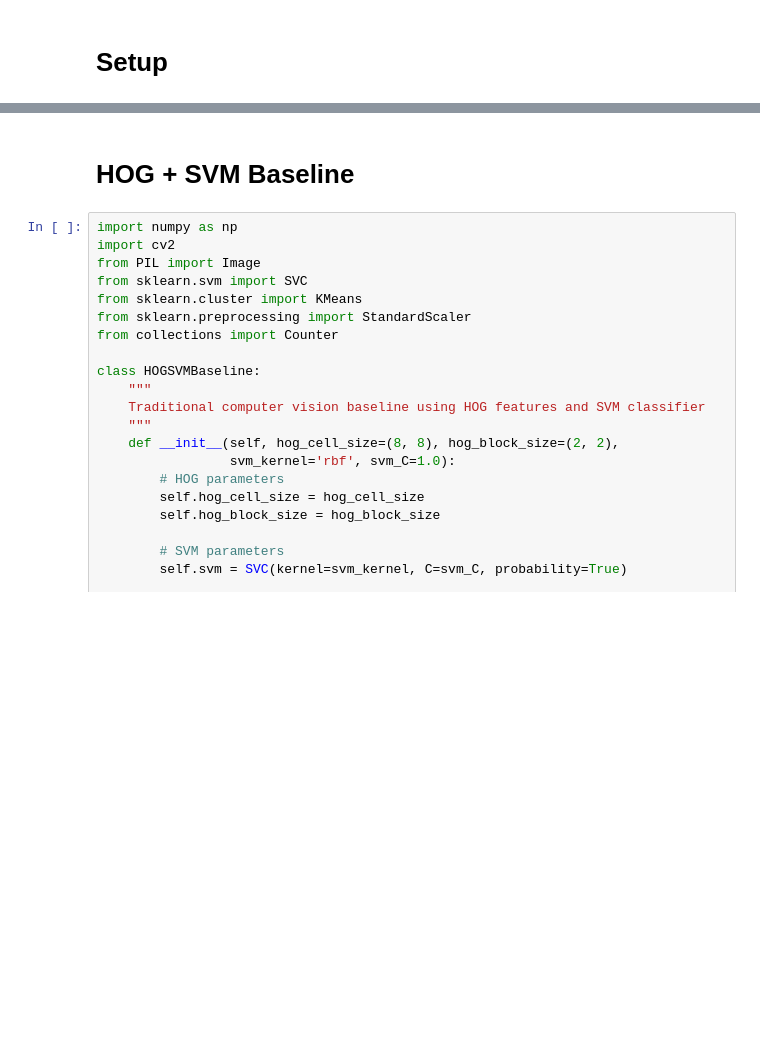
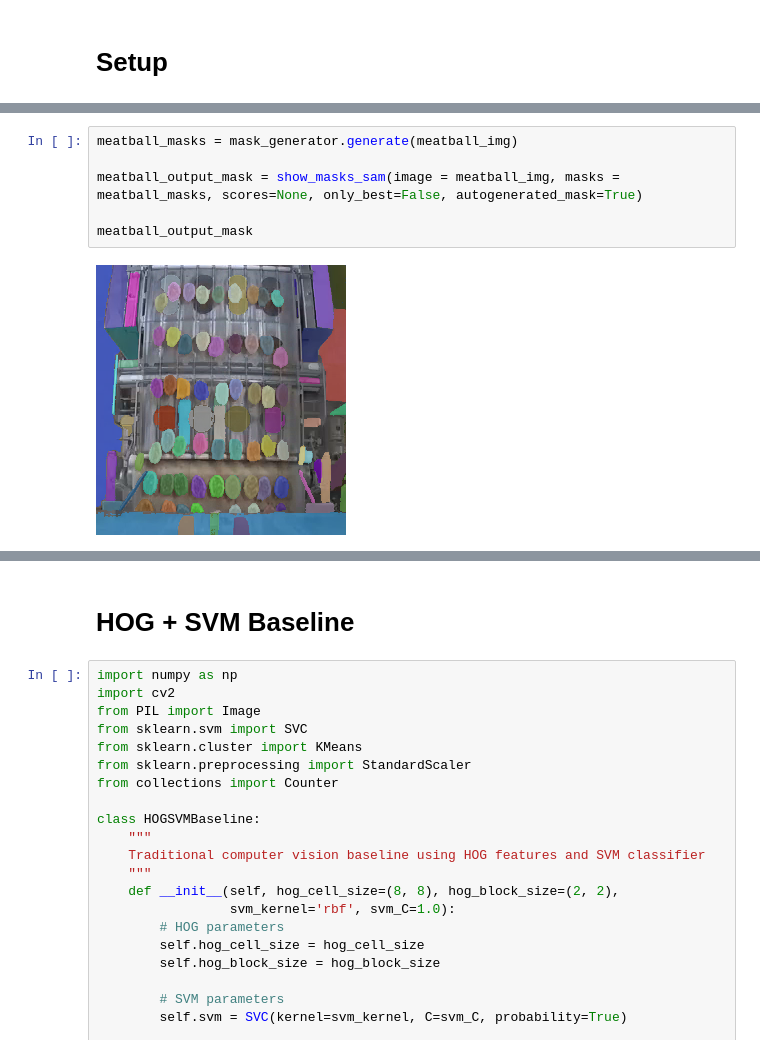
Before and after one commit to FactbirdHQ/auto-annotation-sam, a Jupyter notebook: notebooks/simple_proto.ipynb, the cells around one changed output, grey strips where cells are left out. Saved outputs shown, nothing was run; the diff lists cells and outputs as text; blank space fills up the shorter version.

```diff
--- a/notebooks/simple_proto.ipynb
+++ b/notebooks/simple_proto.ipynb
@@ -2,0 +68,8 @@
+# %%
+meatball_masks = mask_generator.generate(meatball_img)
+
+meatball_output_mask = show_masks_sam(image = meatball_img, masks = meatball_masks, scores=None, only_best=False, autogenerated_mask=True)
+
+meatball_output_mask
+# %% [output]
+[figure, added]
```
Also changed, not shown: parts of 9 cells of this notebook, 2 other files.
